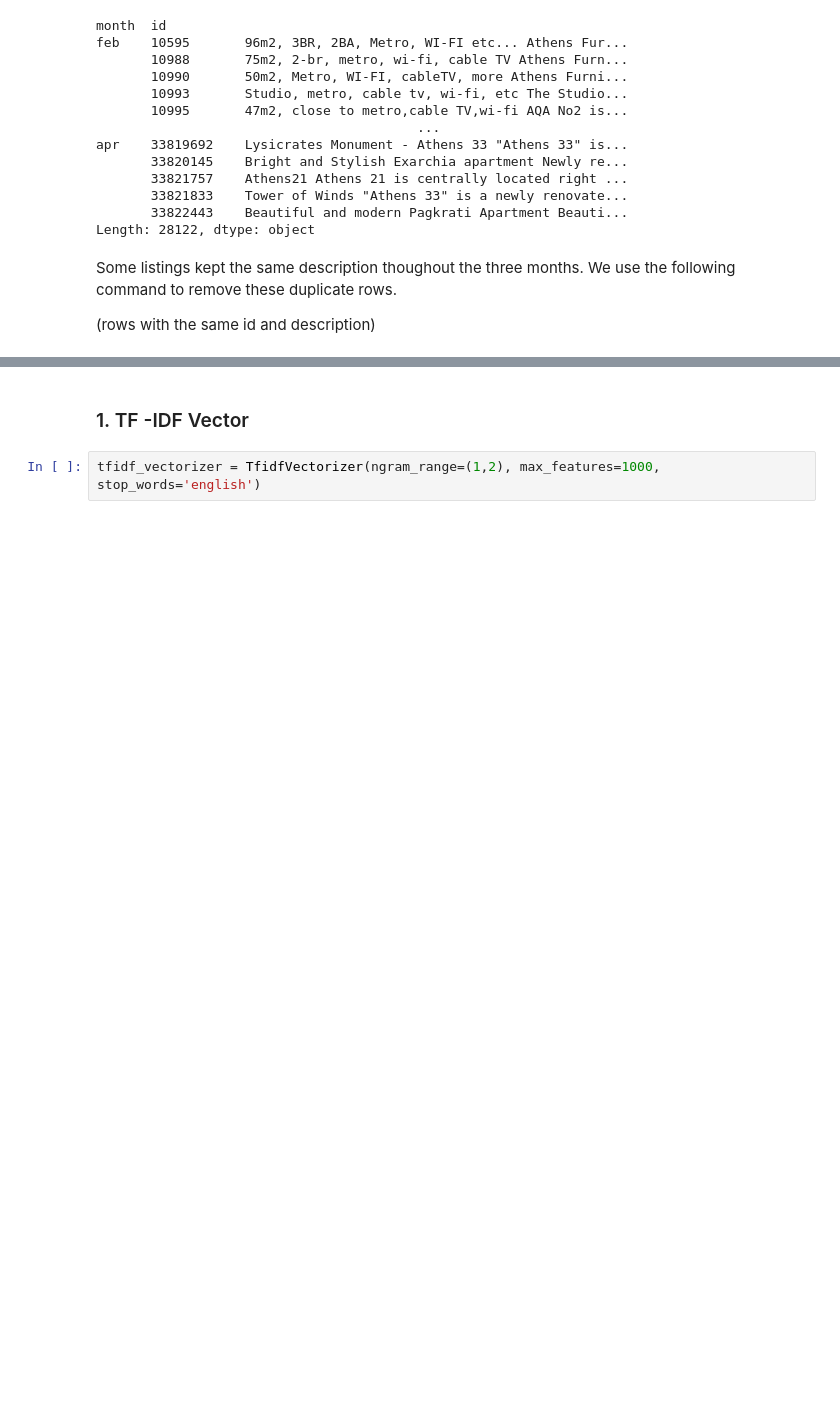
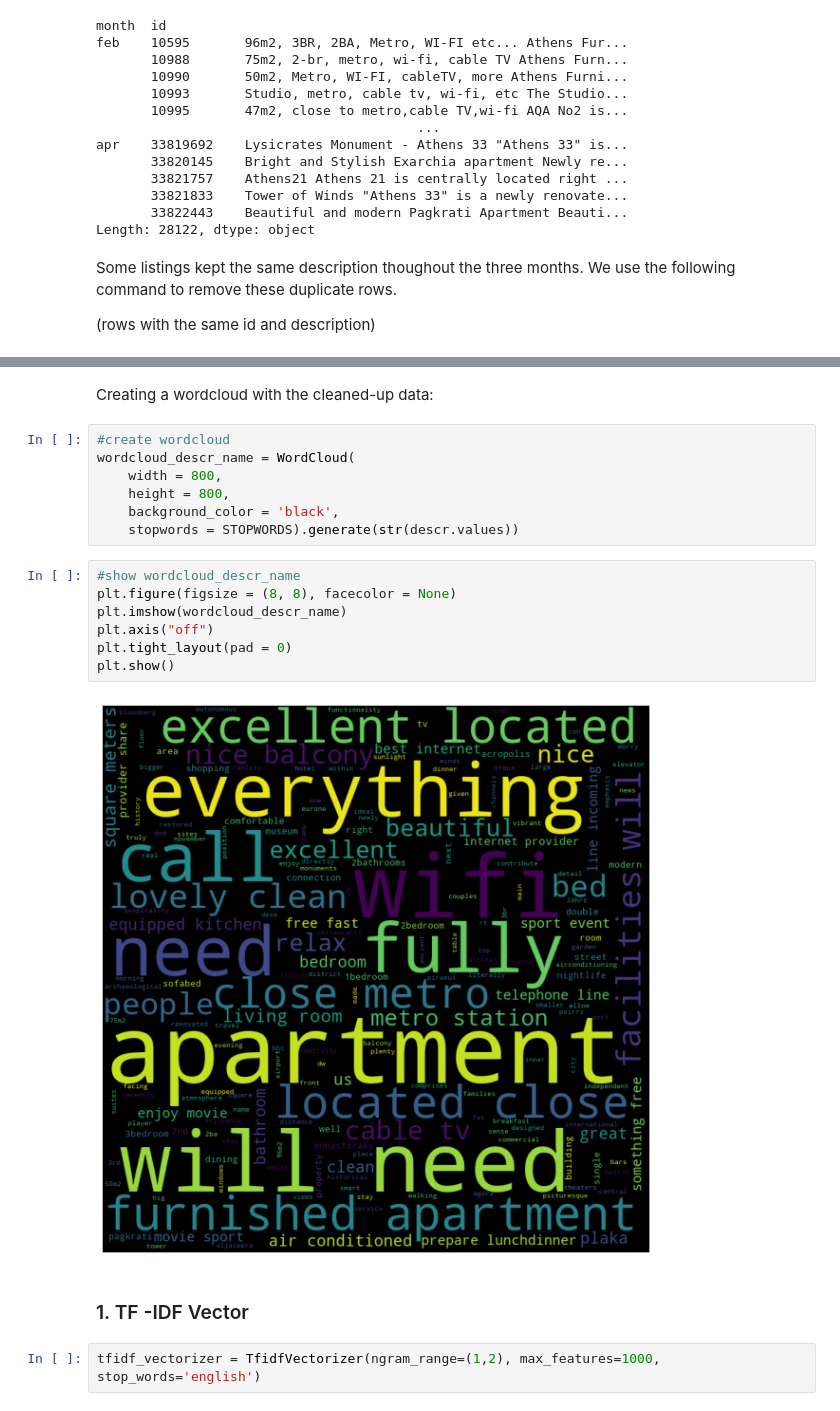
Before and after one commit to mar-fritz/data-mining-assignment-1, a Jupyter notebook: ergasia1.ipynb, the cells around one changed output, grey strips where cells are left out. Cells and saved outputs as stored; diff of their text form; blank space fills up the shorter version.

```diff
--- a/ergasia1.ipynb
+++ b/ergasia1.ipynb
@@ -630,3 +631,21 @@ descr2.index.get_loc(10595)
+# %% [markdown]
+Creating a wordcloud with the cleaned-up data:
+# %%
+#create wordcloud
+wordcloud_descr_name = WordCloud(
+    width = 800,
+    height = 800,
+    background_color = 'black',
+    stopwords = STOPWORDS).generate(str(descr.values))
+# %%
+#show wordcloud_descr_name
+plt.figure(figsize = (8, 8), facecolor = None)
+plt.imshow(wordcloud_descr_name)
+plt.axis("off")
+plt.tight_layout(pad = 0)
+plt.show()
+# %% [output]
+[figure, added]
 # %% [markdown]
 ### 1. TF -IDF Vector
 # %%
```
Also changed, not shown: parts of 36 cells of this notebook.
